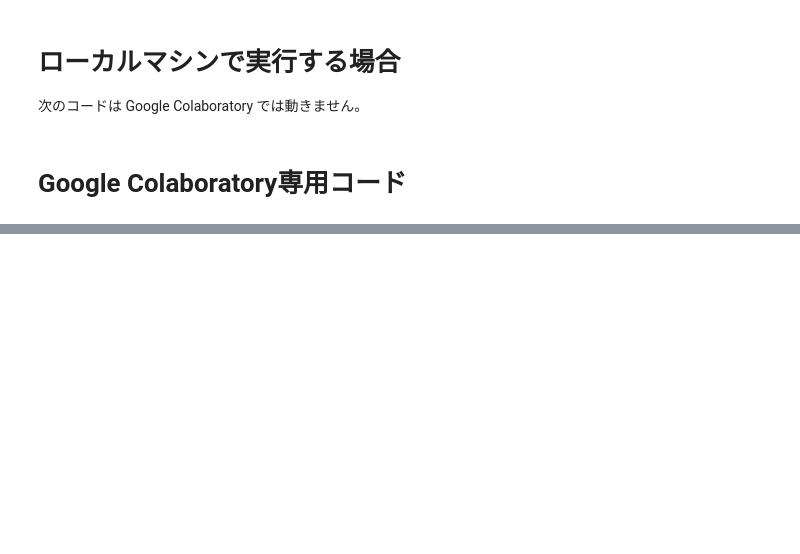
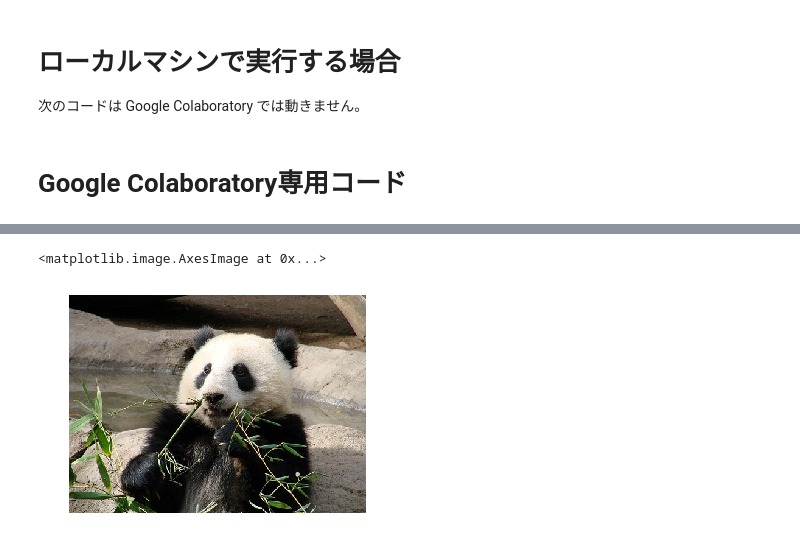
Before and after one commit to aquapathos/Semi3B, a Jupyter notebook: L4/L4_1_1.ipynb, the cells around one changed output, grey strips where cells are left out. Saved outputs shown, nothing was run; the diff lists cells and outputs as text; code cells hidden in the pictures; blank space fills up the shorter version.

```diff
--- a/L4/L4_1_1.ipynb
+++ b/L4/L4_1_1.ipynb
@@ -26,0 +30,11 @@ cv2_imshow(img)
+# %%
+import matplotlib.pyplot as plt
+% matplotlib inline
+import cv2
+file = "prof.jpg"
+img = cv2.imread(file,-1)
+plt.axis('off')
+plt.imshow(cv2.cvtColor(img,cv2.COLOR_RGB2BGR))
+# %% [output]
+<matplotlib.image.AxesImage at 0x...>
+[figure, added]
```
Also changed, not shown: parts of 4 cells of this notebook.
